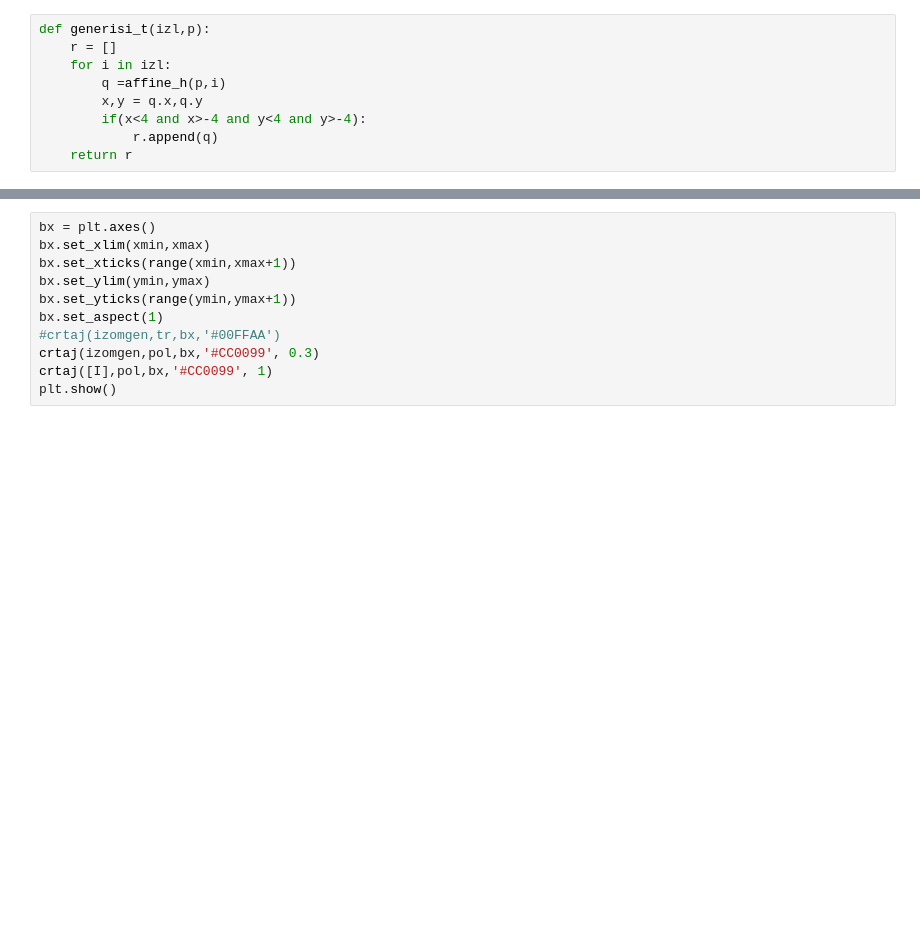
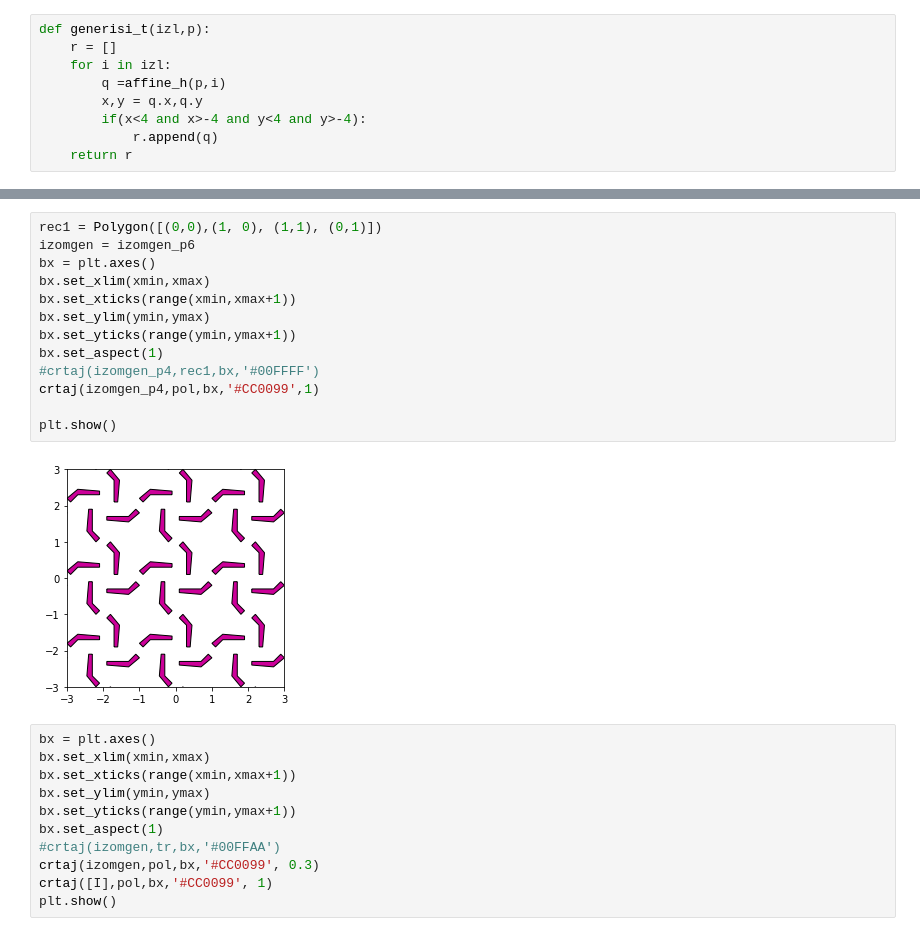
Before and after one commit to marinavas/poplocavanje, a Jupyter notebook: diagram.ipynb, the cells around one changed output, grey strips where cells are left out. Cells and saved outputs as stored; diff of their text form; blank space fills up the shorter version.

```diff
--- a/diagram.ipynb
+++ b/diagram.ipynb
@@ -65,3 +92,18 @@ plt.show()
+# %%
+rec1 = Polygon([(0,0),(1, 0), (1,1), (0,1)])
+izomgen = izomgen_p6
+bx = plt.axes()
+bx.set_xlim(xmin,xmax)
+bx.set_xticks(range(xmin,xmax+1))
+bx.set_ylim(ymin,ymax)
+bx.set_yticks(range(ymin,ymax+1))
+bx.set_aspect(1)
+#crtaj(izomgen_p4,rec1,bx,'#00FFFF')
+crtaj(izomgen_p4,pol,bx,'#CC0099',1)
+
+plt.show()
+# %% [output]
+[figure, added]
 # %%
 bx = plt.axes()
 bx.set_xlim(xmin,xmax)
```
Also changed, not shown: parts of 15 cells of this notebook, 4 other files.
